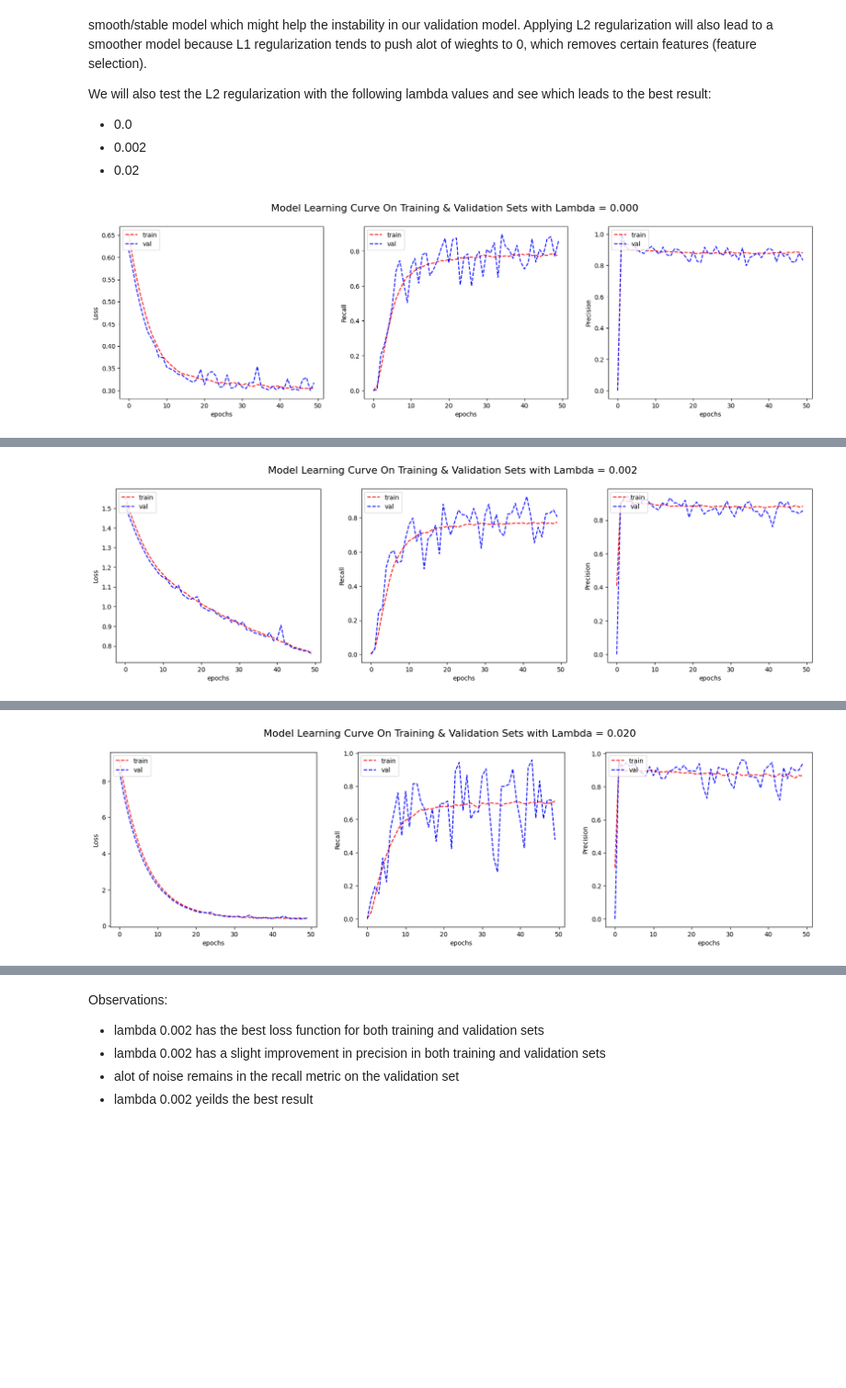
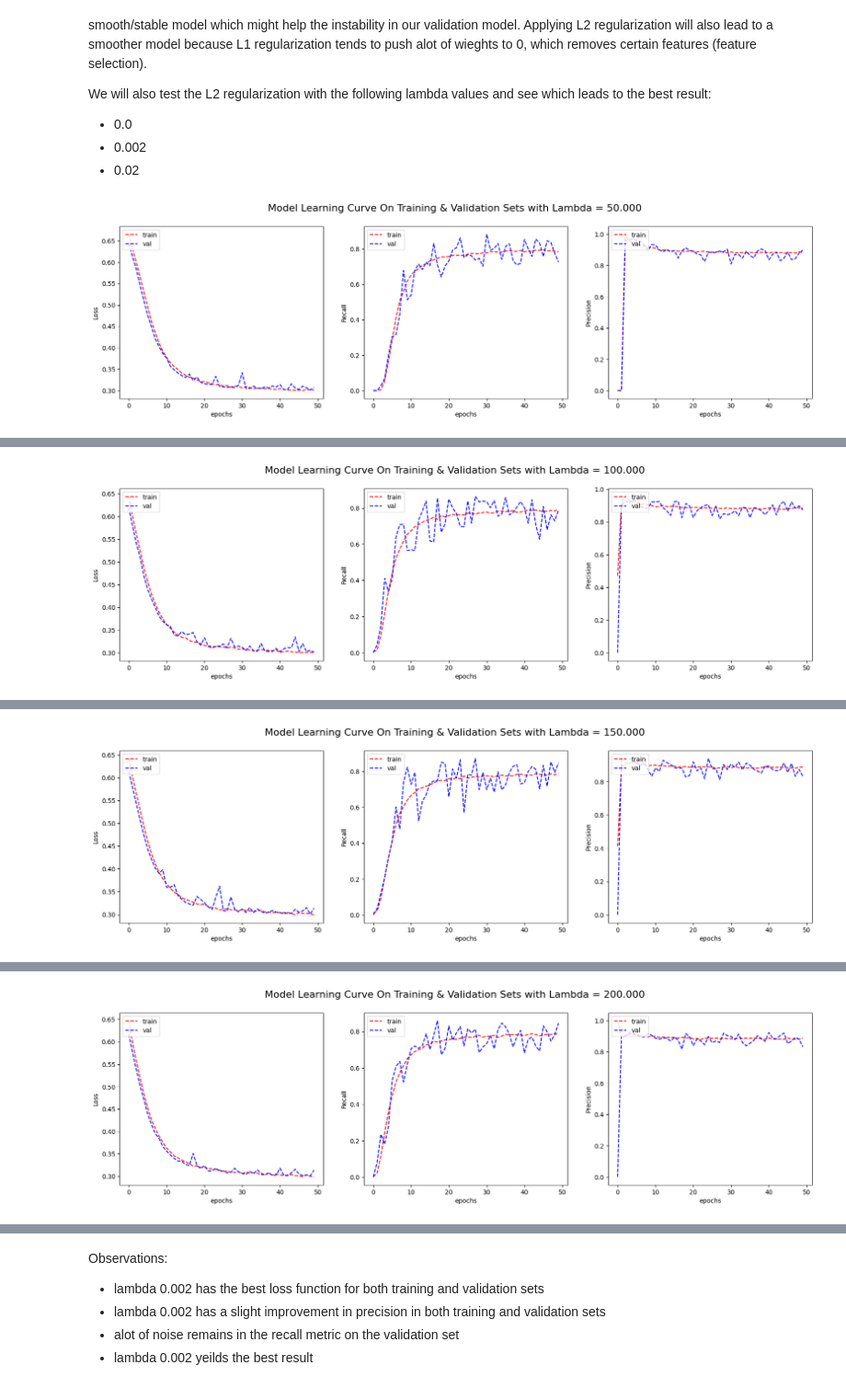
Before and after one commit to IbrahimAshhab/ML-A2-Colon-Cancer, a Jupyter notebook: s3953973_s4007880.ipynb, the cells around one changed output, grey strips where cells are left out. Shown at 92% size. Cells and saved outputs as stored; diff of their text form; code cells hidden in the pictures; blank space fills up the shorter version.

```diff
--- a/s3953973_s4007880.ipynb
+++ b/s3953973_s4007880.ipynb
@@ -488,12 +488,13 @@ We will also test the L2 regularization with the following lambda values and see
 - 0.002
 - 0.02
 # %%
-l2_vals = [0.0,0.002,0.02]
+HIDDEN_VALS = [50, 100, 150, 200, 250, 300]
 
-for i,ridge in enumerate(l2_vals):
+for i,ridge in enumerate(HIDDEN_VALS):
+    HIDDEN_LAYER_DIM = ridge
     new_model = tf.keras.Sequential([
     tf.keras.layers.Flatten(input_shape=INPUT_DIM),
-    tf.keras.layers.Dense(HIDDEN_LAYER_DIM, activation='sigmoid',kernel_regularizer=tf.keras.regularizers.l2(ridge)),
+    tf.keras.layers.Dense(HIDDEN_LAYER_DIM, activation='sigmoid'),
     #tf.keras.layers.Dense(OUTPUT_CLASSES,kernel_regularizer=tf.keras.regularizers.l2(ridge))
     tf.keras.layers.Dense(OUTPUT_CLASSES)
     ])
@@ -507,5 +508,6 @@ for i,ridge in enumerate(l2_vals):
                     new_history.history[var[2]], new_history.history[var[5]],
                     new_history.history[var[1]], new_history.history[var[4]],
                     "Recall", "Precision", title)
+    new_model.evaluate(test_generator)
 # %% [output]
-[figure, old version]
+[figure, new version]
@@ -512 +515 @@ for i,ridge in enumerate(l2_vals):
-[figure, old version]
+[figure, new version]
@@ -513 +517 @@ for i,ridge in enumerate(l2_vals):
-[figure, old version]
+[figure, new version]
@@ -513,0 +519 @@ for i,ridge in enumerate(l2_vals):
+[figure, added]
```
Also changed, not shown: parts of 14 cells of this notebook.
